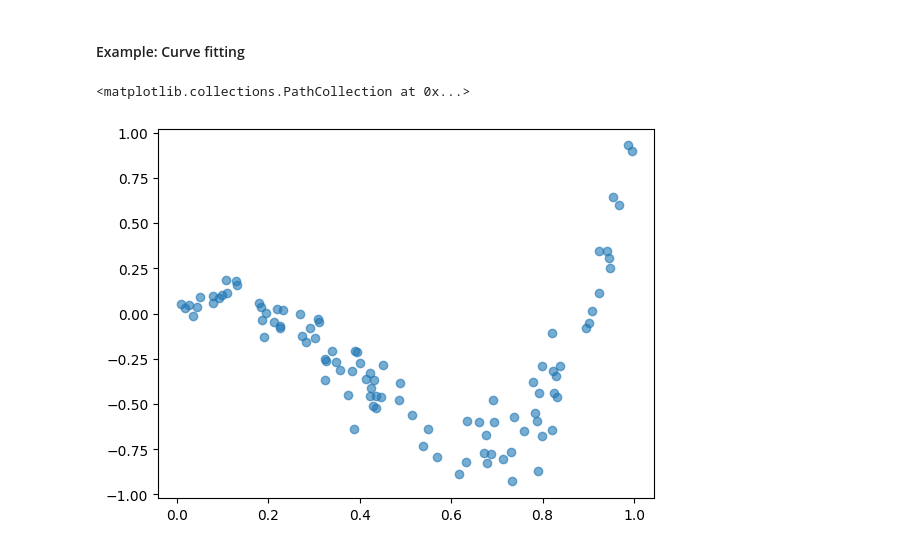
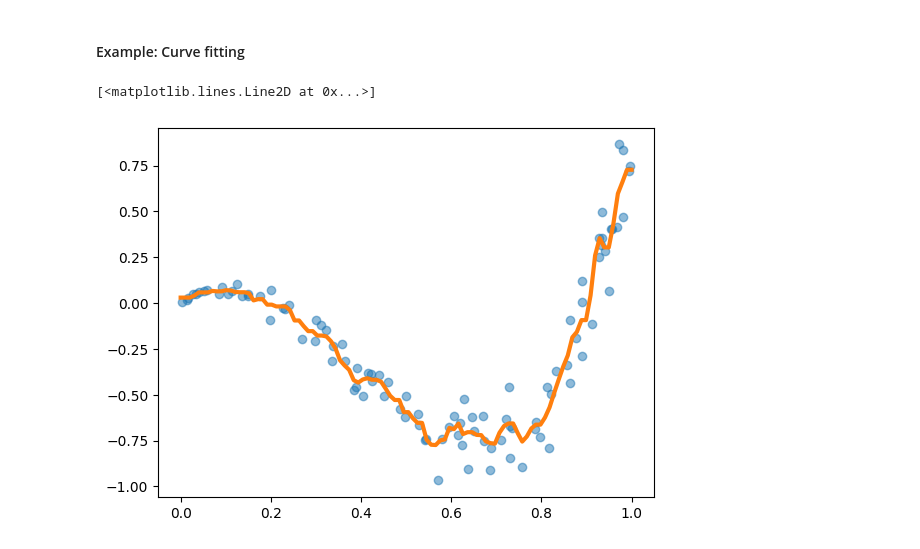
Before and after one commit to venkateshsoundar/DATA607W2025, a Jupyter notebook: lecture01.ipynb, the cells around one changed output. Saved outputs shown, nothing was run; the diff lists cells and outputs as text; code cells hidden in the pictures.

```diff
--- a/lecture01.ipynb
+++ b/lecture01.ipynb
@@ -199,17 +199,24 @@ $$
 # %%
 from sklearn.neighbors import KNeighborsRegressor
 
 
-def make_data(n=100):
-    x = np.random.uniform(size=n)
-    y = 10 * x * (x - 0.2) * (x - 0.9) + (10 * x + 1) * 0.02 * np.random.normal(size=n)
+def make_data(n=100, random_state=None):
+    rng = np.random.default_rng(random_state)
+    x = rng.uniform(size=n)
+    y = 10 * x * (x - 0.2) * (x - 0.9) + 10 * x * 0.02 * rng.normal(size=n)
     return x, y
 
 
-x, y = make_data()
-plt.scatter(x, y, alpha=0.6)
+x, y = make_data(random_state=0)
+X = x.reshape(-1, 1)
+plt.scatter(x, y, alpha=0.5)
 
 model = KNeighborsRegressor()
+model.fit(X, y)
+
+u = np.linspace(0, 1, 100)
+v = model.predict(u.reshape(-1, 1))
+plt.plot(u, v, lw=3, color="C1")
 # %% [output]
-<matplotlib.collections.PathCollection at 0x...>
+[<matplotlib.lines.Line2D at 0x...>]
-[figure, old version]
+[figure, new version]
```
